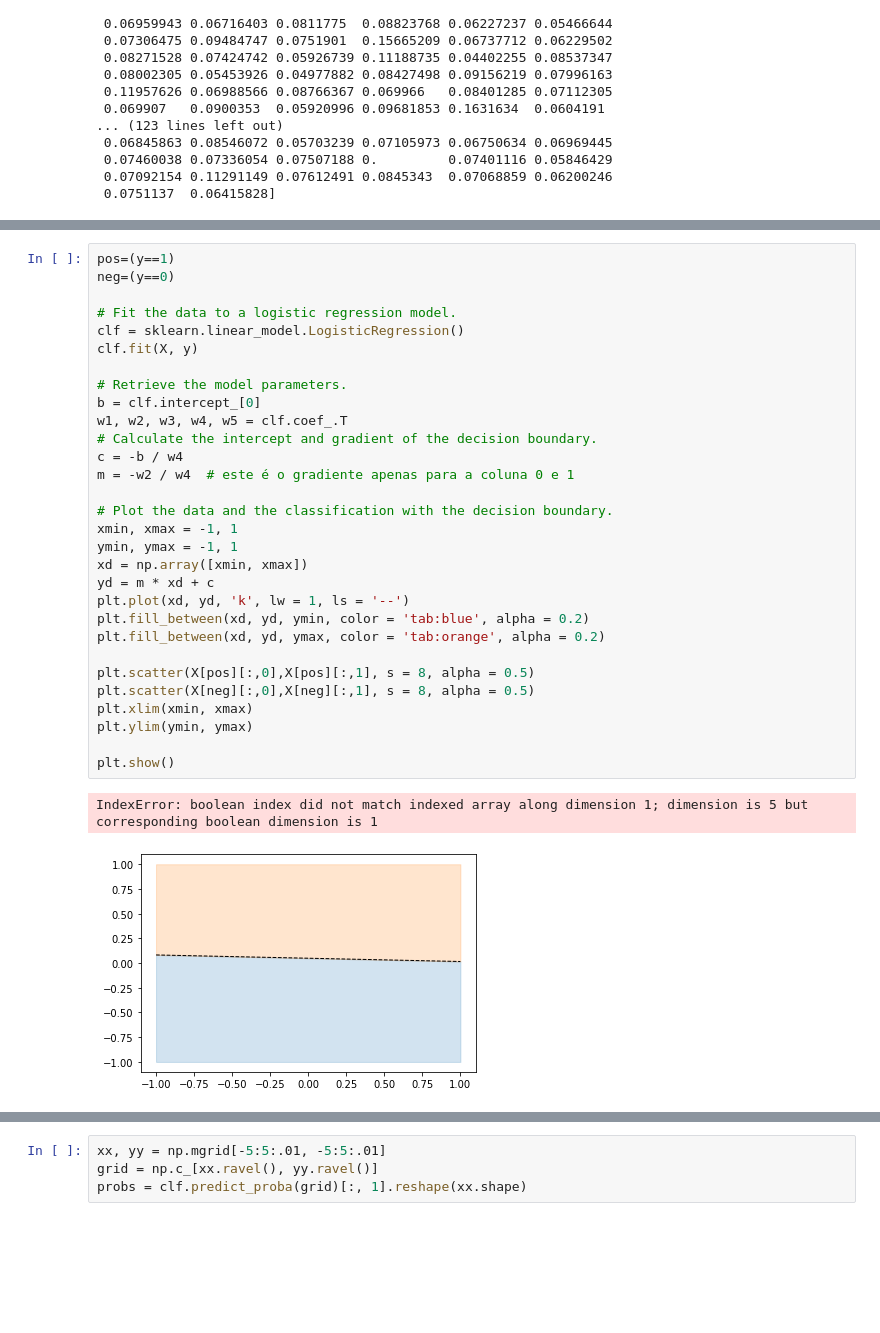
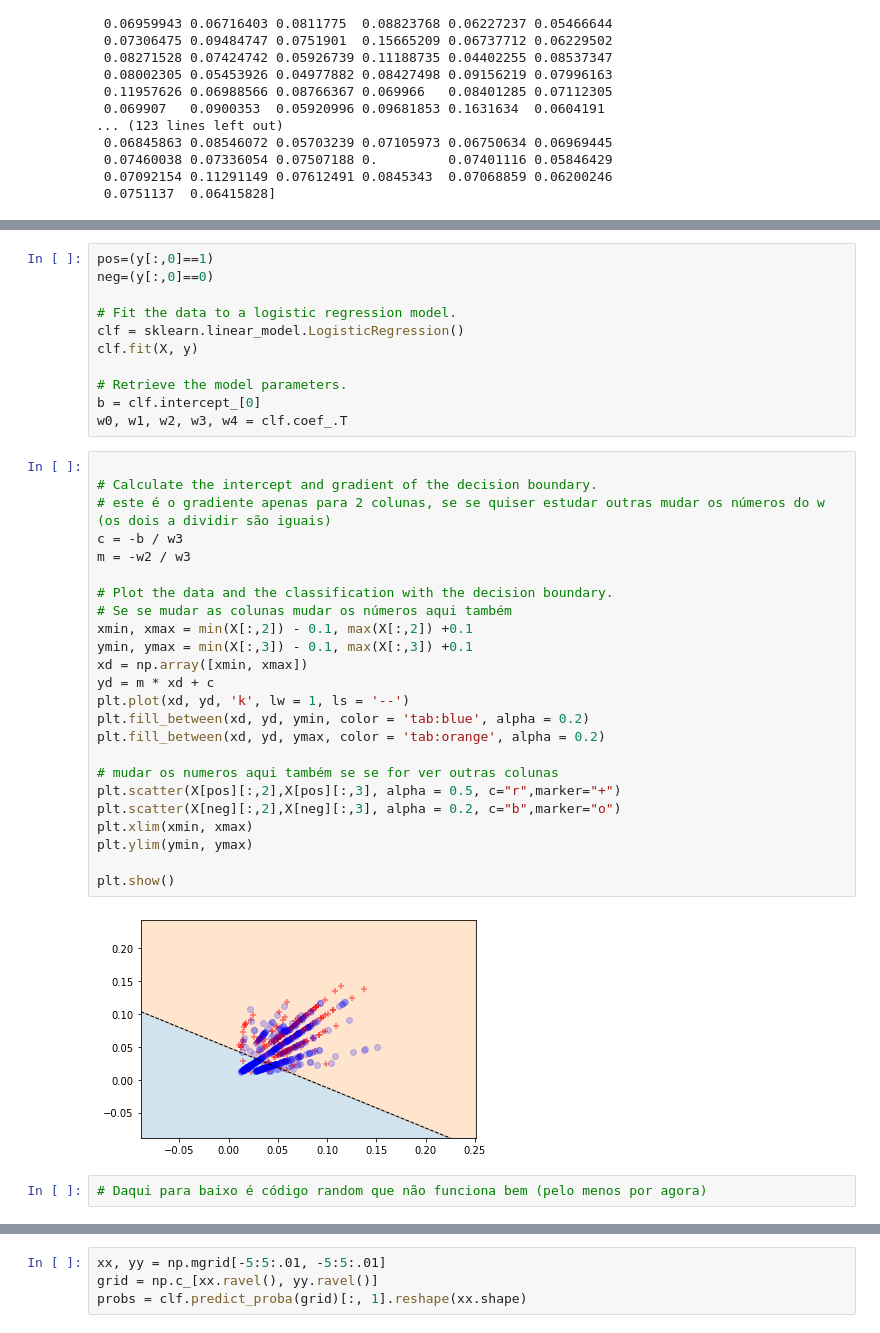
Before and after one commit to alexandradecarvalho/logistic-regression, a Jupyter notebook: log_reg_sk.ipynb, the cells around one changed output, grey strips where cells are left out. Drawn from its saved outputs; the diff is of its cells as text; blank space fills up the shorter version.

Commit message:
Agora já mostra os pontos

```diff
--- a/log_reg_sk.ipynb
+++ b/log_reg_sk.ipynb
@@ -131,33 +138,39 @@ print(X[:,0])
+# %%
+pos=(y[:,0]==1)
+neg=(y[:,0]==0)
+
+# Fit the data to a logistic regression model.
+clf = sklearn.linear_model.LogisticRegression()
+clf.fit(X, y)
+
+# Retrieve the model parameters.
+b = clf.intercept_[0]
+w0, w1, w2, w3, w4 = clf.coef_.T
 # %%
-pos=(y==1)
-neg=(y==0)
 
-# Fit the data to a logistic regression model.
-clf = sklearn.linear_model.LogisticRegression()
-clf.fit(X, y)
-
-# Retrieve the model parameters.
-b = clf.intercept_[0]
-w1, w2, w3, w4, w5 = clf.coef_.T
 # Calculate the intercept and gradient of the decision boundary.
-c = -b / w4
-m = -w2 / w4  # este é o gradiente apenas para a coluna 0 e 1
+# este é o gradiente apenas para 2 colunas, se se quiser estudar outras mudar os números do w (os dois a dividir são iguais)
+c = -b / w3
+m = -w2 / w3
 
 # Plot the data and the classification with the decision boundary.
-xmin, xmax = -1, 1
-ymin, ymax = -1, 1
+# Se se mudar as colunas mudar os números aqui também
+xmin, xmax = min(X[:,2]) - 0.1, max(X[:,2]) +0.1
+ymin, ymax = min(X[:,3]) - 0.1, max(X[:,3]) +0.1
 xd = np.array([xmin, xmax])
 yd = m * xd + c
 plt.plot(xd, yd, 'k', lw = 1, ls = '--')
 plt.fill_between(xd, yd, ymin, color = 'tab:blue', alpha = 0.2)
 plt.fill_between(xd, yd, ymax, color = 'tab:orange', alpha = 0.2)
 
-plt.scatter(X[pos][:,0],X[pos][:,1], s = 8, alpha = 0.5)
-plt.scatter(X[neg][:,0],X[neg][:,1], s = 8, alpha = 0.5)
+# mudar os numeros aqui também se se for ver outras colunas
+plt.scatter(X[pos][:,2],X[pos][:,3], alpha = 0.5, c="r",marker="+")
+plt.scatter(X[neg][:,2],X[neg][:,3], alpha = 0.2, c="b",marker="o")
 plt.xlim(xmin, xmax)
 plt.ylim(ymin, ymax)
 
 plt.show()
 # %% [output]
-IndexError: boolean index did not match indexed array along dimension 1; dimension is 5 but corresponding boolean dimension is 1
-[figure, old version]
+[figure, new version]
+# %%
+# Daqui para baixo é código random que não funciona bem (pelo menos por agora)
```
Also changed, not shown: parts of 3 cells of this notebook.
